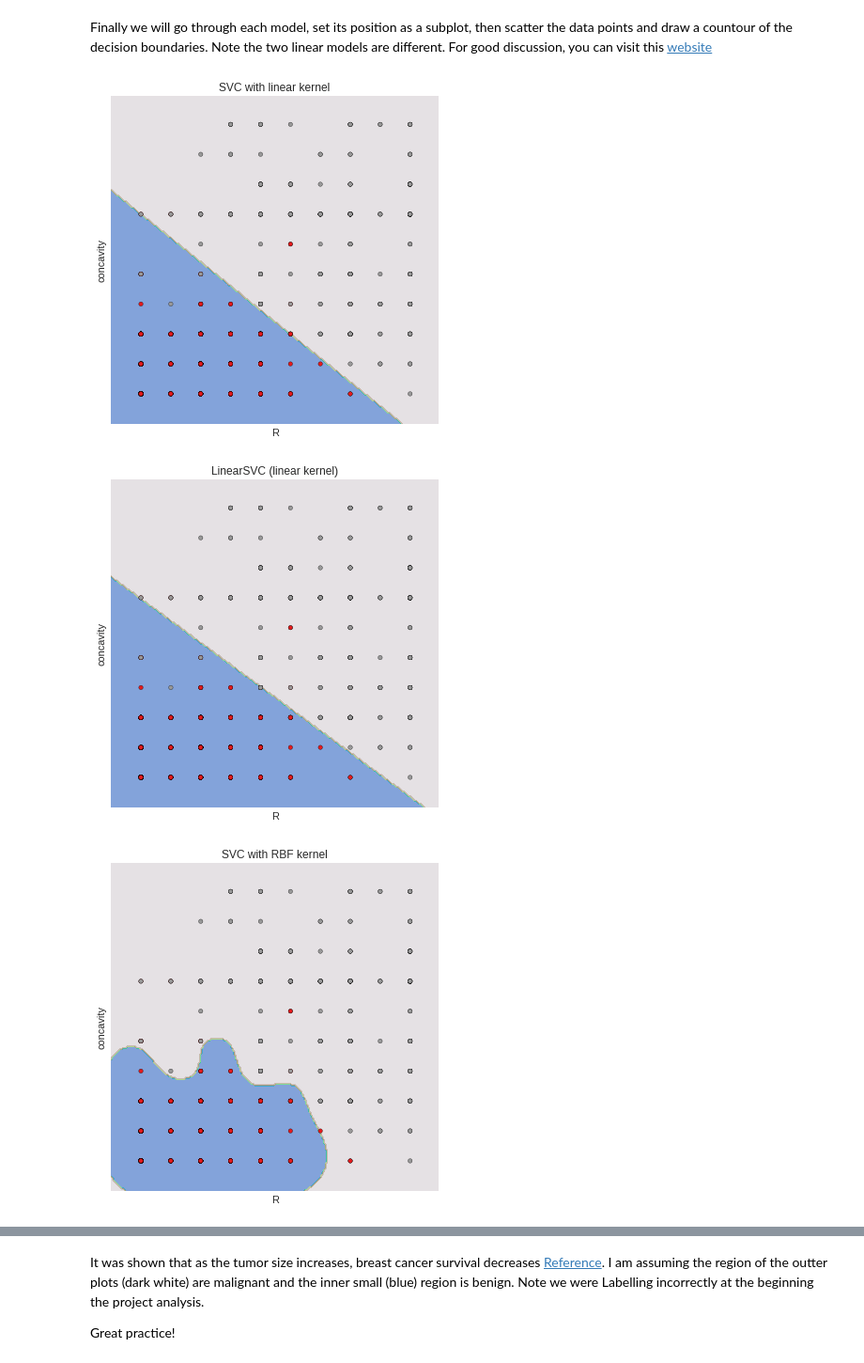
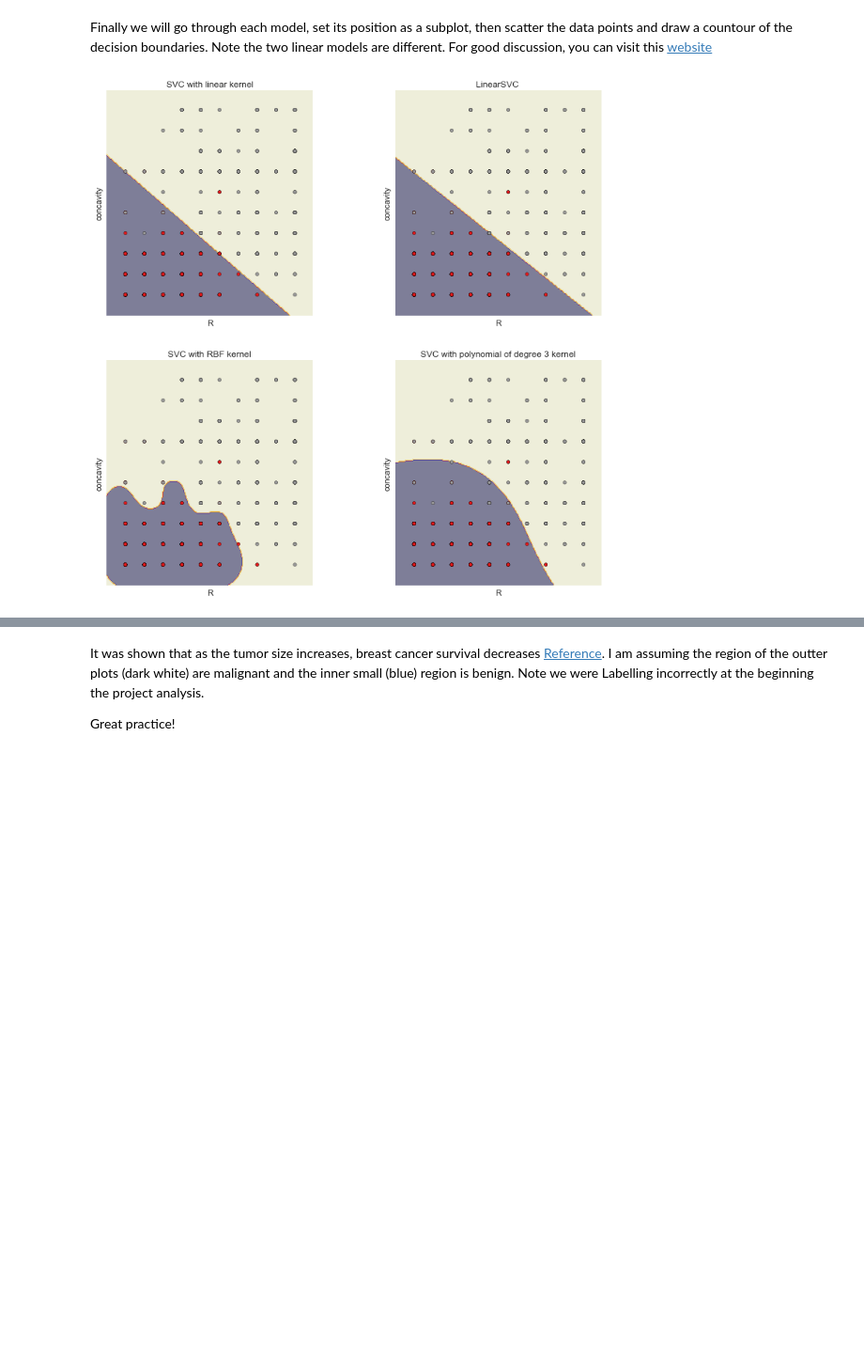
Before and after one commit to Raey2014/Machine-learning-with-Scikit-learn, a Jupyter notebook: Support Vector Machines-breast-cancer.ipynb, the cells around one changed output, grey strips where cells are left out. Shown: that part at 94% size. Drawn from its saved outputs; the diff is of its cells as text; code cells hidden in the pictures; blank space fills up the shorter version.

```diff
--- a/Support Vector Machines-breast-cancer.ipynb
+++ b/Support Vector Machines-breast-cancer.ipynb
@@ -199,47 +200,45 @@ Now the plot titles
 # %%
 # title for the plots
 titles = ['SVC with linear kernel',
-          'LinearSVC (linear kernel)',
+          'LinearSVC ',
           'SVC with RBF kernel',
           'SVC with polynomial of degree 3 kernel']
 # %% [markdown]
 Finally we will go through each model, set its position as a subplot, then scatter the data points and draw a countour of the decision boundaries. Note the two linear models are different. For good discussion,  you can visit this [website](http://stackoverflow.com/questions/33843981/under-what-parameters-are-svc-and-linearsvc-in-scikit-learn-equivalent)
 # %%
 # Use enumerate for a count
+plt.figure(figsize=(12,12))
 for i, clf in enumerate((svc, lin_svc, rbf_svc, poly_svc)):
 
     # Plot the decision boundary. For that, we will assign a color to each
-    plt.figure(figsize=(15,15))
     # Set the subplot position (Size = 2 by 2, position deifined by i count
     plt.subplot(2, 2, i + 1)
 
     # SUbplot spacing
-    plt.subplots_adjust(wspace=0.4, hspace=0.4)
+    plt.subplots_adjust(wspace=0.4, hspace=0.2)
 
     # Define Z as the prediction, not the use of ravel to format the arrays
     Z = clf.predict(np.c_[xx.ravel(), yy.ravel()])
 
     # Put the result into a color plot
     Z = Z.reshape(xx.shape)
 
     # Contour plot (filled with contourf)
     #plt.contourf(xx, yy, Z, cmap=plt.cm.terrain, alpha=0.5,linewidths=0)
-    plt.contourf(xx, yy, Z, cmap=plt.cm.terrain, alpha=0.5,linewidths=0)
+    plt.contourf(xx, yy, Z, cmap=plt.cm.CMRmap, alpha=0.5,linewidths=0)
 
     # Plot also the training points
     #plt.scatter(X[x1], X[x2], c=Y, cmap=plt.cm.Dark2)
     plt.scatter(X[x1], X[x2], c=Y, cmap=plt.cm.Set1)
-
+    plt.hold(True)
     # Labels and Titles
     plt.xlabel(x1)
     plt.ylabel(x2)
     plt.xlim(xx.min(), xx.max())
     plt.ylim(yy.min(), yy.max())
     plt.xticks(())
     plt.yticks(())
     plt.title(titles[i])
 plt.show()
 # %% [output]
-[figure, old version]
+[figure, new version]
-[figure, removed]
-[figure, removed]
```
Also changed, not shown: parts of 6 cells of this notebook.
